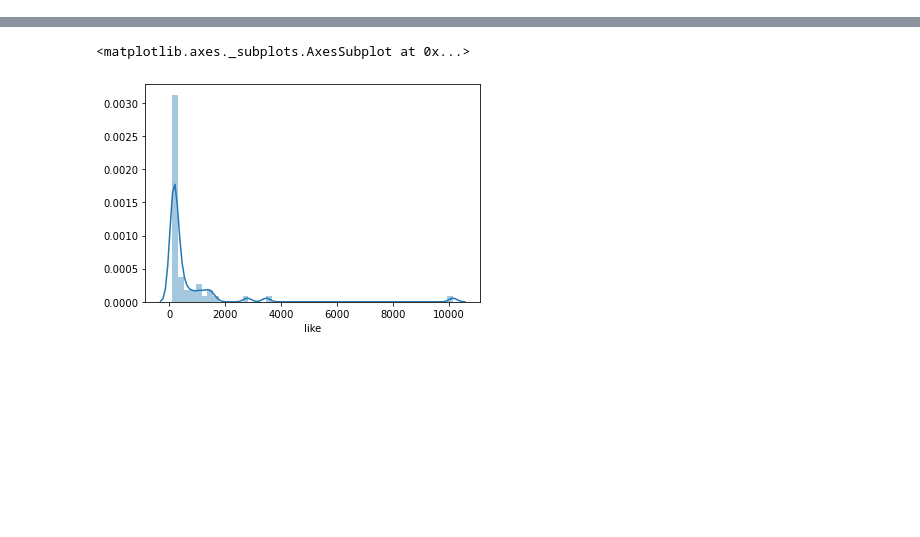
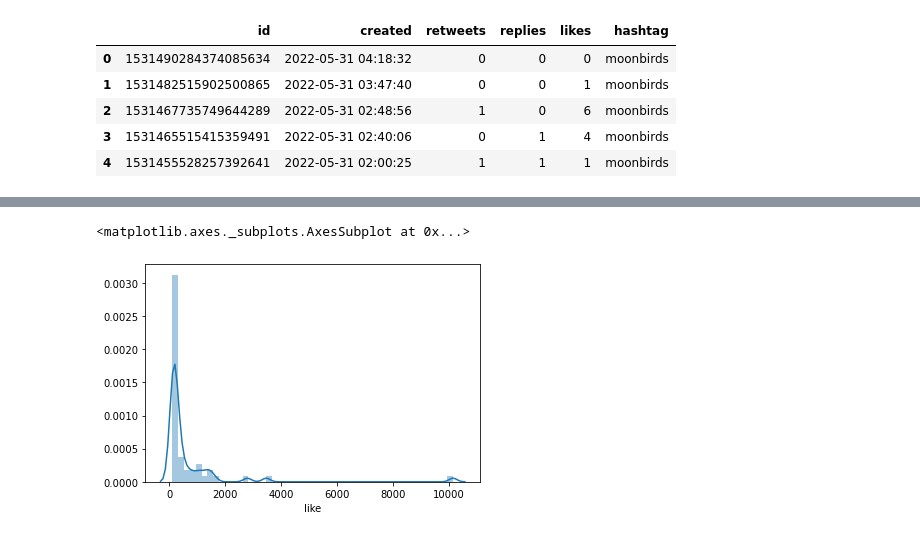
Before and after one commit to bastian1209/bc_2022, a Jupyter notebook: crawl_eda.ipynb, the cells around one changed output, grey strips where cells are left out. Cells and saved outputs as stored; diff of their text form; code cells hidden in the pictures; blank space fills up the shorter version.

```diff
--- a/crawl_eda.ipynb
+++ b/crawl_eda.ipynb
@@ -3,15 +3,15 @@ import tweepy
 import numpy as np
 import pandas as pd
 import seaborn as sns
-import matplotlib.pyplot as pltca
+import matplotlib.pyplot as plt
 from wordcloud import WordCloud
 
 
-consumer_key = ""
-consumer_key_secret = ""
-access_token = ""
-access_token_secret = ""
-b_token = ""
+consumer_key = "9K5PrCQxxwI0OGMKE9G0Stb4j"
+consumer_key_secret = "tQUTp5SKJCWuR7FgGKzjk0YovD54R6k4MrvYQGv8xcuFMQQD4Z"
+access_token = "1310440475371814912-XtMcLHTHWoILvL8VLpx2pZtkvefeyS"
+access_token_secret = "KedbLZ5pmxrLKxwN2stjnJsT5MsiXtlHXrclcbfLpl9He"
+b_token = "AAAAAAAAAAAAAAAAAAAAALvJbgEAAAAA5owyA7OauLtVgo6HhdKQc8%2BQyZk%3DebnzCgAUDh0eTCNQS1XX4ImulAfhdhob89xHMTujziBLdX8yiB"
 
 client = tweepy.Client(bearer_token=b_token,
                        consumer_key=consumer_key,
@@ -19,6 +19,8 @@ client = tweepy.Client(bearer_token=b_token,
                        access_token=access_token,
                        access_token_secret=access_token_secret)
 # %%
+from datetime import datetime
+
 def parse_data(tweets_generator, limit=1000):
     ids = []
     created_ats = []
@@ -31,7 +33,7 @@ def parse_data(tweets_generator, limit=1000):
     for tweet in tweets_generator.flatten(limit=limit):
         tweet = tweet.data
         ids.append(tweet['id'])
-        created_ats.append(tweet['created_at'])
+        created_ats.append(datetime.strftime(datetime.strptime(tweet['created_at'],"%Y-%m-%dT%H:%M:%S.%fZ"), '%Y-%m-%d %H:%M:%S'))
         retweet_counts.append(tweet['public_metrics']['retweet_count'])
         reply_counts.append(tweet['public_metrics']['reply_count'])
         like_counts.append(tweet['public_metrics']['like_count'])
@@ -45,8 +47,9 @@ def parse_data(tweets_generator, limit=1000):
 
         tags.append(hashtags)
 
-    df = pd.DataFrame({'id' : ids, 'created_at' : created_ats, 'retweet' : retweet_counts, 'reply' : reply_counts, 'like' : like_counts, 'hashtag' : hashtags, 'text' : texts})
-    df['count'] = 1
+    df = pd.DataFrame({'id' : ids, 'created' : created_ats, 'retweets' : retweet_counts, 'replies' : reply_counts, 'likes' : like_counts})
+    df['created'] = pd.to_datetime(df['created'], format='%Y-%m-%d %H:%M:%S', errors='raise')
+    # df['count'] = 1
 
     return df
 
@@ -101,8 +104,18 @@ def word_viz(data, query='text'):
 # %%
 query = '#moonbirds "nft" -is:retweet'
 
 tweets_generator = tweepy.Paginator(client.search_recent_tweets, query=query,
                               tweet_fields=['text', 'public_metrics', 'context_annotations', 'created_at', 'entities'], max_results=100)
 
 data = parse_data(tweets_generator, limit=10000)
-data = data.sort_values('created_at', ascending=False)
+data = data.sort_values('created', ascending=False)
+data['hashtag'] = query.split()[0].replace('#', '')
+data.set_index('id').to_csv('crawled_{}.csv'.format(query.split()[0].replace('#', '')), encoding='utf-8')
+data.head()
+# %% [output]
+|  | id | created | retweets | replies | likes | hashtag |
+| 0 | 1531490284374085634 | 2022-05-31 04:18:32 | 0 | 0 | 0 | moonbirds |
+| 1 | 1531482515902500865 | 2022-05-31 03:47:40 | 0 | 0 | 1 | moonbirds |
+| 2 | 1531467735749644289 | 2022-05-31 02:48:56 | 1 | 0 | 6 | moonbirds |
+| 3 | 1531465515415359491 | 2022-05-31 02:40:06 | 0 | 1 | 4 | moonbirds |
+| 4 | 1531455528257392641 | 2022-05-31 02:00:25 | 1 | 1 | 1 | moonbirds |
```
Also changed, not shown: parts of 2 cells of this notebook, 1 other file.
